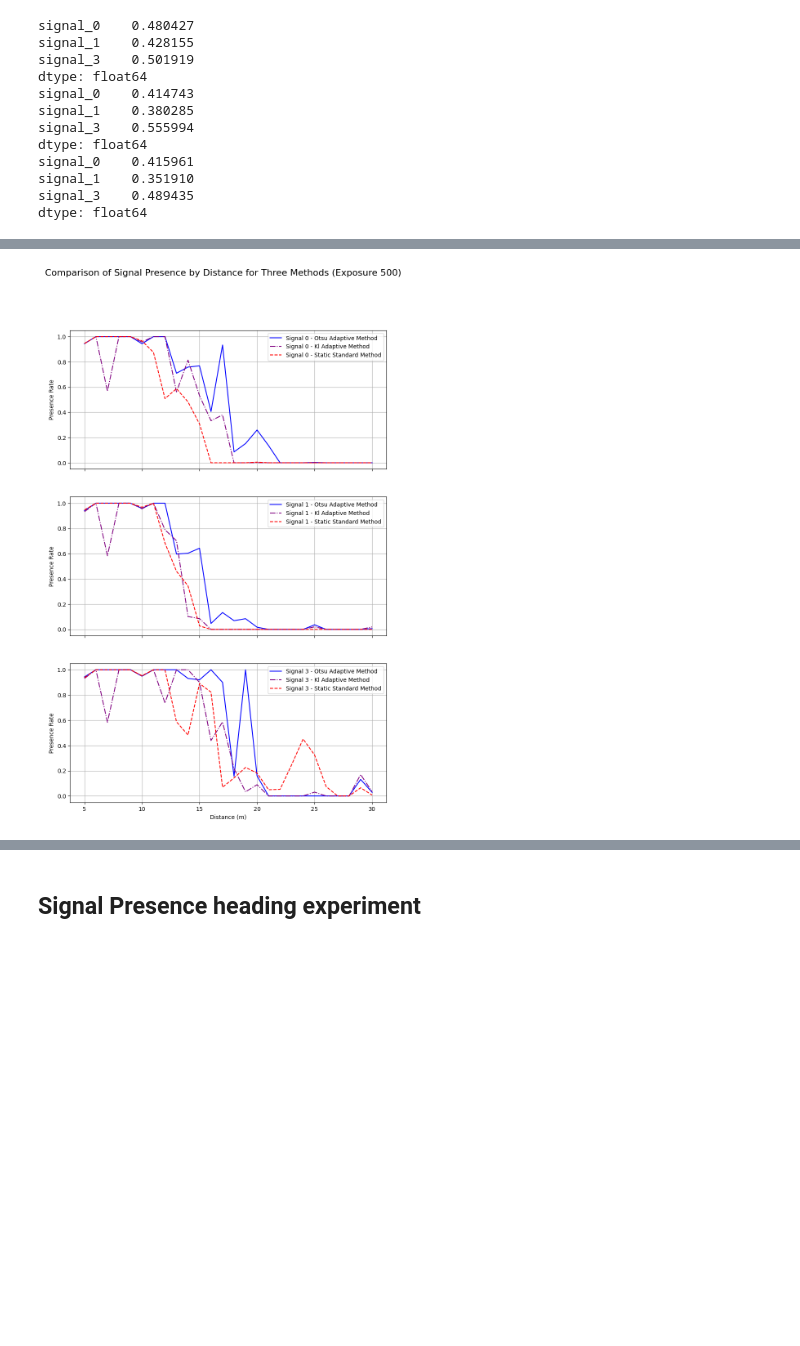
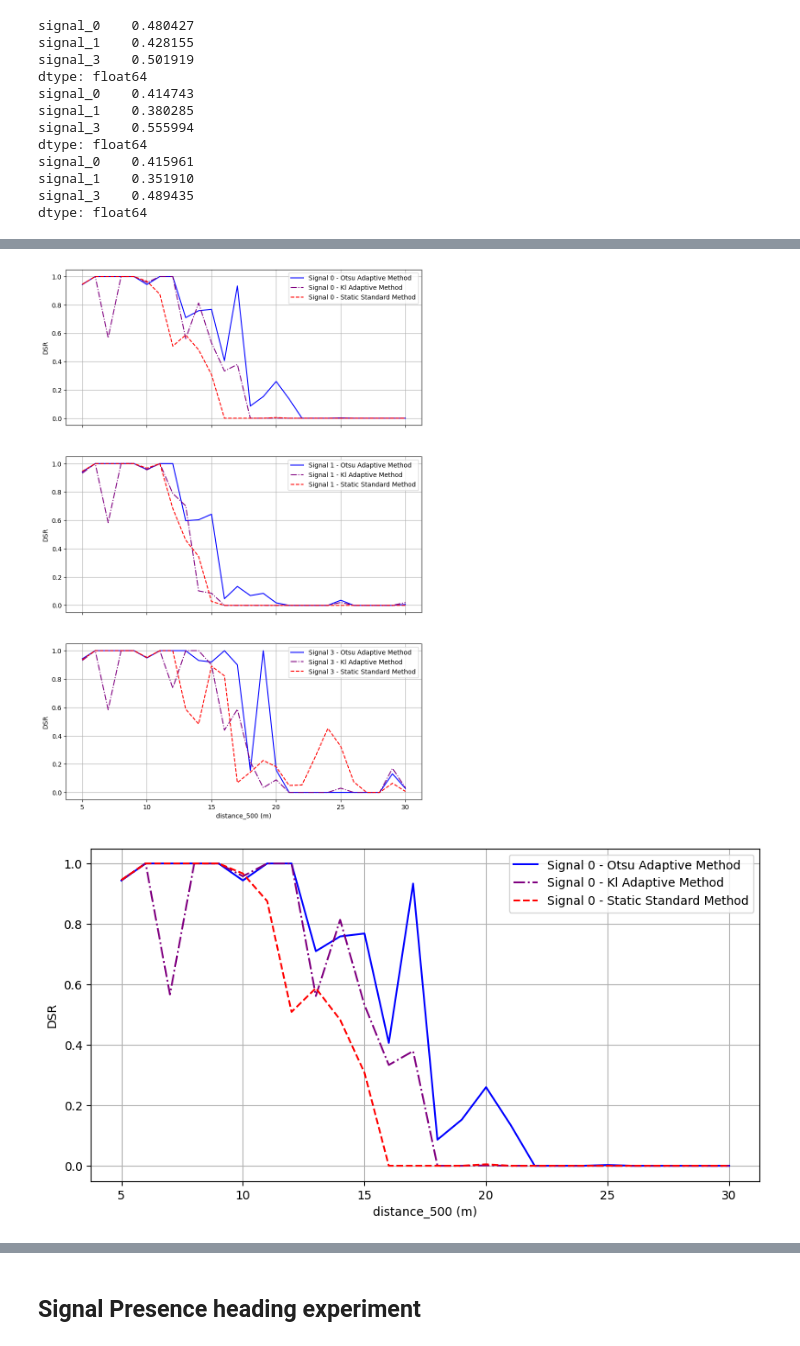
Before and after one commit to MarlonRiv/uvdar_core, a Jupyter notebook: scripts/Processing_evaluation_distance.ipynb, the cells around one changed output, grey strips where cells are left out. Cells and saved outputs as stored; diff of their text form; code cells hidden in the pictures; blank space fills up the shorter version.

```diff
--- a/scripts/Processing_evaluation_distance.ipynb
+++ b/scripts/Processing_evaluation_distance.ipynb
@@ -1929,17 +2012,14 @@ overall_presence_adaptive, overall_presence_standard, average_distance_adaptive,
 
 data_otsu_adaptive['rounded_distance'] = data_otsu_adaptive['relative_distance_y'].round()
 
-#Otsu number of points per distance
-otsu_num_points = data_otsu_adaptive.groupby('rounded_distance')['num_points'].mean().reset_index()
+otsu_signal_presence_by_distance_1000 = data_otsu_adaptive.groupby('rounded_distance')[['signal_0','signal_1', 'signal_3']].mean().reset_index()
 
 #grouping by distance and calculating the signal presence rate
 
 data_kl_adaptive['rounded_distance'] = data_kl_adaptive['relative_distance_y'].round()
-#KL number of points per distance
-kl_num_points = data_kl_adaptive.groupby('rounded_distance')['num_points'].mean().reset_index()
 
-#standard
+kl_signal_presence_by_distance_1000 = data_kl_adaptive.groupby('rounded_distance')[['signal_0','signal_1', 'signal_3']].mean().reset_index()
 
 data_standard['rounded_distance'] = data_standard['relative_distance_y'].round()
-#Standard number of points per distance
-standard_num_points = data_standard.groupby('rounded_distance')['num_points'].mean().reset_index()
+
+standard_signal_presence_by_distance_1000 = data_standard.groupby('rounded_distance')[['signal_0','signal_1', 'signal_3']].mean().reset_index()
@@ -2204,47 +2461,77 @@ plt.show()
 
 data_adaptive_ex500['rounded_distance'] = data_adaptive_ex500['relative_distance_y'].round()
 
-otsu_signal_presence_by_distance = data_adaptive_ex500.groupby('rounded_distance')[['signal_0','signal_1', 'signal_3']].mean().reset_index()
+otsu_signal_presence_by_distance_500 = data_adaptive_ex500.groupby('rounded_distance')[['signal_0','signal_1', 'signal_3']].mean().reset_index()
 
 #grouping by distance and calculating the signal presence rate
 
 data_kl_adaptive_ex500['rounded_distance'] = data_kl_adaptive_ex500['relative_distance_y'].round()
 
-kl_signal_presence_by_distance = data_kl_adaptive_ex500.groupby('rounded_distance')[['signal_0','signal_1', 'signal_3']].mean().reset_index()
+kl_signal_presence_by_distance_500 = data_kl_adaptive_ex500.groupby('rounded_distance')[['signal_0','signal_1', 'signal_3']].mean().reset_index()
 
 data_standard_ex500['rounded_distance'] = data_standard_ex500['relative_distance_y'].round()
 
-standard_signal_presence_by_distance = data_standard_ex500.groupby('rounded_distance')[['signal_0','signal_1', 'signal_3']].mean().reset_index()
+standard_signal_presence_by_distance_500 = data_standard_ex500.groupby('rounded_distance')[['signal_0','signal_1', 'signal_3']].mean().reset_index()
 # %%
 import matplotlib.pyplot as plt
 import numpy as np
 
 fig, axes = plt.subplots(3, 1, figsize=(10, 15), sharex=True)
-fig.suptitle(' Comparison of Signal Presence by Distance for Three Methods (Exposure 500) ', fontsize=16)
+#fig.suptitle(' Comparison of Signal Presence by distance_500 for Three Methods (Exposure 500) ', fontsize=16)
 
 signals = ['signal_0','signal_1', 'signal_3']
 colors = ['blue', 'green','purple']
 labels = ['Signal 0','Signal 1', 'Signal 3']
 method_names = ['Otsu Adaptive Method','Kl Adaptive Method', 'Static Standard Method']
 
 # ignal presence for each signal
 for i, signal in enumerate(signals):
-    x_otsu = np.array(otsu_signal_presence_by_distance['rounded_distance'])
-    y_otsu = np.array(otsu_signal_presence_by_distance[signal])
-    x_kl = np.array(kl_signal_presence_by_distance['rounded_distance'])
-    y_kl = np.array(kl_signal_presence_by_distance[signal])
-    x_standard = np.array(standard_signal_presence_by_distance['rounded_distance'])
-    y_standard = np.array(standard_signal_presence_by_distance[signal])
+    x_otsu = np.array(otsu_signal_presence_by_distance_500['rounded_distance'])
+    y_otsu = np.array(otsu_signal_presence_by_distance_500[signal])
+    x_kl = np.array(kl_signal_presence_by_distance_500['rounded_distance'])
+    y_kl = np.array(kl_signal_presence_by_distance_500[signal])
+    x_standard = np.array(standard_signal_presence_by_distance_500['rounded_distance'])
+    y_standard = np.array(standard_signal_presence_by_distance_500[signal])
 
     axes[i].plot(x_otsu, y_otsu, color='blue', label=f'{labels[i]} - {method_names[0]}')
     axes[i].plot(x_kl, y_kl, '-.', color='purple', label=f'{labels[i]} - {method_names[1]}')
     axes[i].plot(x_standard, y_standard, '--', color='red', label=f'{labels[i]} - {method_names[2]}')
-    axes[i].set_ylabel('Presence Rate')
+    axes[i].set_ylabel('DSR')
     axes[i].legend(loc='best')
     axes[i].grid(True)
 
-axes[-1].set_xlabel('Distance (m)')
+axes[-1].set_xlabel('distance_500 (m)')
 
 plt.show()
+
+#Plot only the signal 0 presence
+plt.figure(figsize=(10, 5))
+plt.plot(otsu_signal_presence_by_distance_500['rounded_distance'], otsu_signal_presence_by_distance_500['signal_0'], label='Signal 0 - Otsu Adaptive Method', color='blue')
+plt.plot(kl_signal_presence_by_distance_500['rounded_distance'], kl_signal_presence_by_distance_500['signal_0'], label='Signal 0 - Kl Adaptive Method', color='purple', linestyle='-.')
+plt.plot(standard_signal_presence_by_distance_500['rounded_distance'], standard_signal_presence_by_distance_500['signal_0'], label='Signal 0 - Static Standard Method', color='red', linestyle='--')
+#plt.title('Signal 0 Presence with increasing distance_500')
+plt.xlabel('distance_500 (m)')
+plt.ylabel('DSR')
+plt.legend(loc='best')
+plt.grid(True)
+plt.show()
+
+#Now print with comparin with 1000 exposure
+
+#Plot for the number of points per distance
+plt.figure(figsize=(10, 5))
+plt.plot(otsu_signal_presence_by_distance_1000['rounded_distance'], otsu_signal_presence_by_distance_1000['signal_0'], label='Otsu Adaptive Method (1000 Exposure)', color='blue')
+plt.plot(kl_signal_presence_by_distance_1000['rounded_distance'], kl_signal_presence_by_distance_1000['signal_0'], label='Kl Adaptive Method (1000 Exposure)', color='purple', linestyle='-.')
+plt.plot(standard_signal_presence_by_distance_1000['rounded_distance'], standard_signal_presence_by_distance_1000['signal_0'], label='Static Standard Method (1000 Exposure)', color='red', linestyle='--')
+plt.plot(otsu_signal_presence_by_distance_500['rounded_distance'], otsu_signal_presence_by_distance_500['signal_0'], label='Otsu Adaptive Method (500 Exposure)', color='blue', linestyle='-.')
+plt.plot(kl_signal_presence_by_distance_500['rounded_distance'], kl_signal_presence_by_distance_500['signal_0'], label='Kl Adaptive Method (500 Exposure)', color='purple', linestyle='-.')
+plt.plot(standard_signal_presence_by_distance_500['rounded_distance'], standard_signal_presence_by_distance_500['signal_0'], label='Static Standard Method (500 Exposure)', color='red', linestyle='--')
+plt.title('Signal 0 Presence with increasing distance')
+plt.xlabel('Distance (m)')
+plt.ylabel('DSR')
+plt.legend(loc='best')
+plt.grid(True)
+plt.show()
 # %% [output]
-[figure, old version]
+[figure, new version]
+[figure, added]
```
Also changed, not shown: parts of 36 cells of this notebook, 9 other files.
